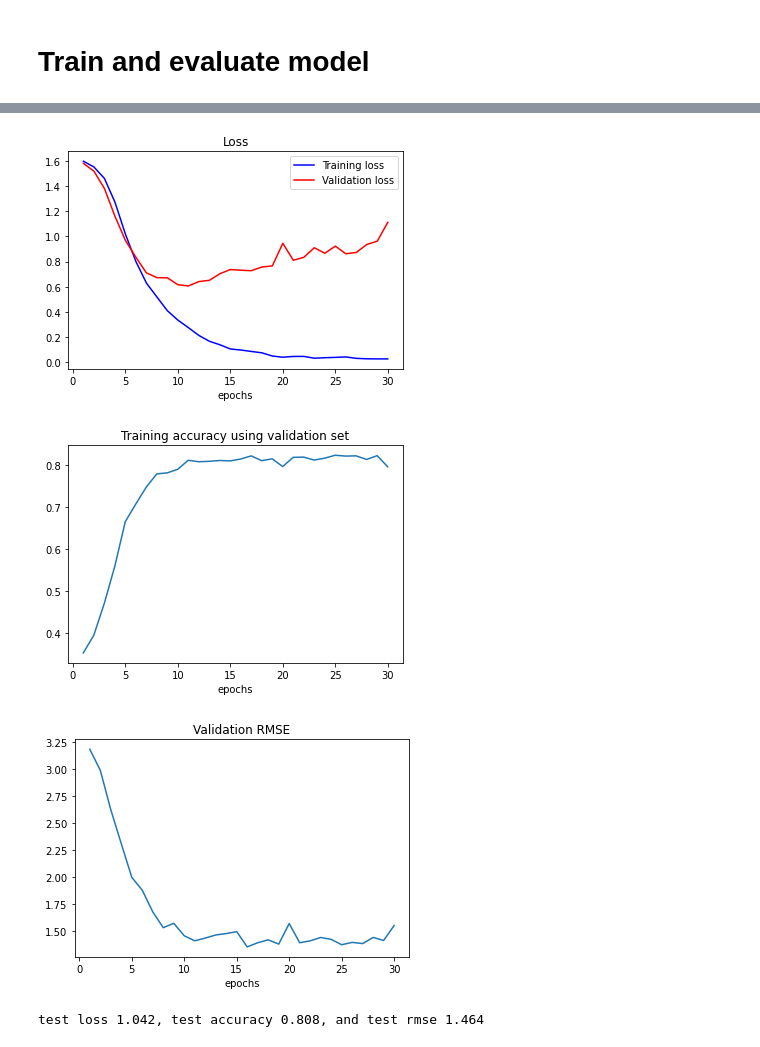
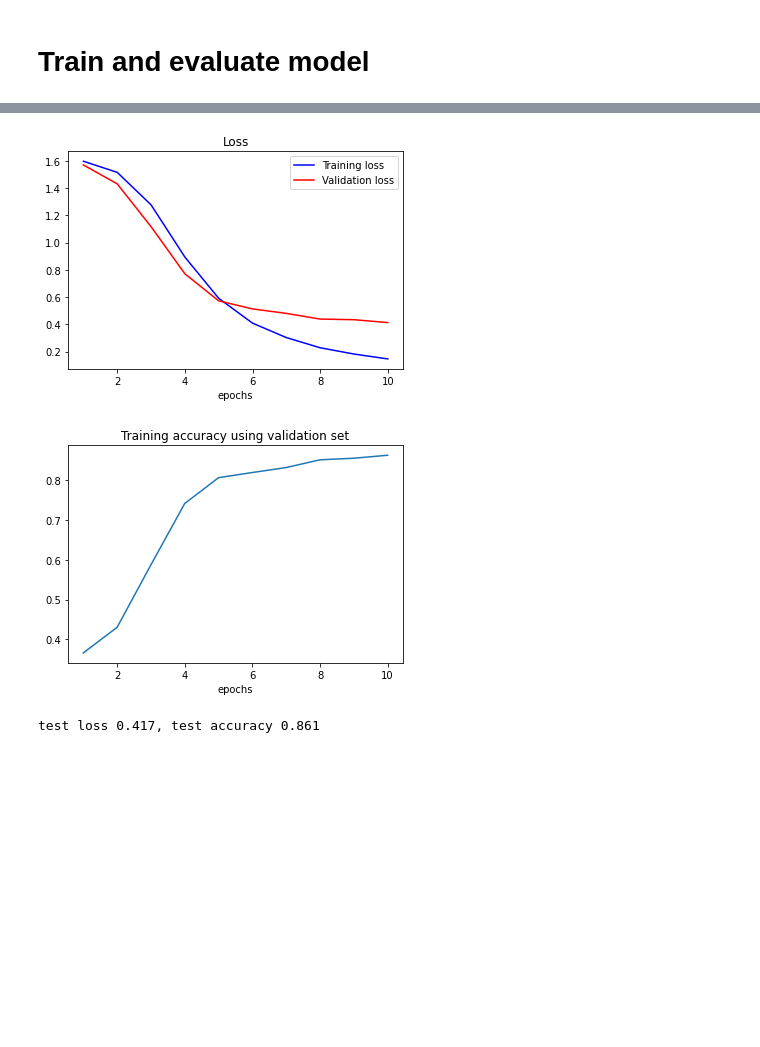
Before and after one commit to carrotbeetrice/cds-project, a Jupyter notebook: models/BiLSTM_PretrainedEmbedding.ipynb, the cells around one changed output, grey strips where cells are left out. Cells and saved outputs as stored; diff of their text form; code cells hidden in the pictures; blank space fills up the shorter version.

```diff
--- a/models/BiLSTM_PretrainedEmbedding.ipynb
+++ b/models/BiLSTM_PretrainedEmbedding.ipynb
@@ -3,8 +12,10 @@ if 'google.colab' in str(get_ipython()):
   from google.colab import drive
   drive.mount('/content/gdrive', force_remount=True)
   data_path = 'gdrive/MyDrive/cds-project/data/emotions-nlp/' # Replace with path to datasets in your g drive
+  glove_path = 'gdrive/MyDrive/cds-project/glove.6B.100d.txt'
 else:
   data_path = '../data/emotions-nlp/' # Replace with path to datasets on local machine
+  glove_path = '../glove_model/glove.6B.100d.txt'
 print("Reading dataset from path " + data_path)
 # %% [output]
 Mounted at /content/gdrive
@@ -164,8 +175,3 @@ df_train.head()
 | 4 | feeling grouchy | anger | 2 | 1 | [[6, 26, 0, 0, 0, 0, 0, 0, 0, 0, ... |
 # %% [markdown]
 # Create GloVe embedding matrix
-# %%
-import torchtext as text
-
-vec = text.vocab.GloVe(name='6B', dim=50)
-word_emb = vec.get_vecs_by_tokens(vocab.get_itos())
@@ -276,5 +331,5 @@ def validation_metrics (model, valid_dl):
 # %%
-model = Net(word_vec=word_emb, embed_dim=50, output_size=output_size)
+model = Net(word_vec=word_emb, embed_dim=embedding_dim, output_size=output_size).to(device)
 
-train_losses, val_losses, accuracies, val_rmses = train_model(model, epochs=30)
+train_losses, val_losses, accuracies, epochs_run = train_model(model, epochs=30)
 # %% [output]
@@ -287,6 +339,6 @@ epoch 25 | train loss 0.043, val loss 0.862, val accuracy 0.822, and val rmse 1.
 # %%
 # Show training results
-def show_results(train_losses, val_losses, accuracies, val_rmses, epochs):
+def show_results(train_losses, val_losses, accuracies, epochs):
   x = [e for e in range(1, epochs + 1)]
 
   # show loss results
@@ -302,20 +354,11 @@ def show_results(train_losses, val_losses, accuracies, val_rmses, epochs):
   plt.xlabel('epochs')
   plt.title('Training accuracy using validation set')
   plt.show()
-
-  # show RMSE results
-  plt.plot(x, val_rmses)
-  plt.xlabel('epochs')
-  plt.title('Validation RMSE')
-  plt.show()
 # %%
-epochs = 30
-
-show_results(train_losses, val_losses, accuracies, val_rmses, epochs)
+show_results(train_losses, val_losses, accuracies, epochs_run)
 # %% [output]
-[figure, old version]
+[figure, new version]
-[figure, old version]
+[figure, new version]
-[figure, removed]
 # %%
 # Evaluate model with test set
 def evaluate_model(model, test_dl):
@@ -341,5 +382,5 @@ def evaluate_model(model, test_dl):
 # %%
-loss, acc, rmse = evaluate_model(model, test_dataloader)
-print("test loss {0:.3f}, test accuracy {1:.3f}, and test rmse {2:.3f}".format(loss, acc, rmse))
+loss, acc = evaluate_model(model, test_dataloader)
+print("test loss {0:.3f}, test accuracy {1:.3f}".format(loss, acc))
 # %% [output]
-test loss 1.042, test accuracy 0.808, and test rmse 1.464
+test loss 0.417, test accuracy 0.861
```
Also changed, not shown: parts of 7 cells of this notebook, 6 other files.
